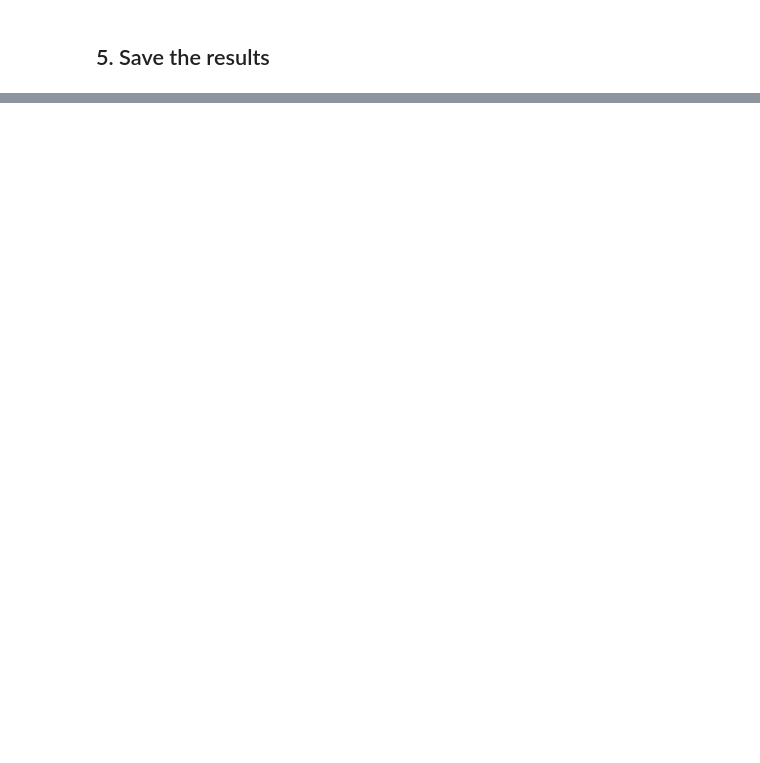
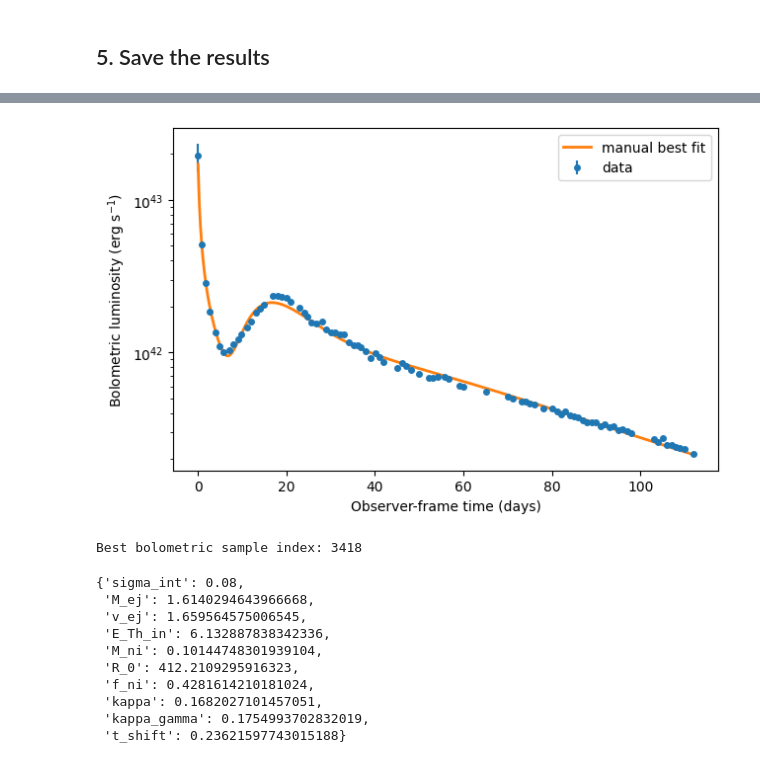
Before and after one commit to lijingyao123/TransFit, a Jupyter notebook: examples/tutorial.ipynb, the cells around one changed output, grey strips where cells are left out. Saved outputs shown, nothing was run; the diff lists cells and outputs as text; code cells hidden in the pictures; blank space fills up the shorter version.

```diff
--- a/examples/tutorial.ipynb
+++ b/examples/tutorial.ipynb
@@ -253,0 +311,42 @@ Loaded multi-band samples: (16000, 6)
+# %%
+loaded_bol, bol_best_params, bol_best_index = best_params_from_saved_result(bol_path)
+bol_model_params, t_shift_bol = model_params_and_t_shift(loaded_bol, bol_best_params)
+
+z_bol = loaded_bol["ctx"]["distance"]["z"]
+t_plot = np.linspace(0.0, float(np.nanmax(bol_data.t_days)), 400)
+
+L_model = tf.predict_bol(
+    model=loaded_bol["model"],
+    params=bol_model_params,
+    z=z_bol,
+    t_days=t_plot + t_shift_bol,
+    t_max_days=max(120.0, float(np.nanmax(t_plot + t_shift_bol)) + 20.0),
+    interp_fill="nan",
+)
+
+fig, ax = plt.subplots(figsize=(6.5, 4.2))
+ax.errorbar(bol_data.t_days, bol_data.y, yerr=bol_data.yerr, fmt="o", ms=4, label="data")
+ax.plot(t_plot, L_model, lw=2.0, label="manual best fit")
+ax.set_yscale("log")
+ax.set_xlabel("Observer-frame time (days)")
+ax.set_ylabel("Bolometric luminosity (erg s$^{-1}$)")
+ax.legend()
+fig.tight_layout()
+display(fig)
+plt.close(fig)
+
+print("Best bolometric sample index:", bol_best_index)
+bol_best_params
+# %% [output]
+[figure, added]
+Best bolometric sample index: 3418
+{'sigma_int': 0.08,
+ 'M_ej': 1.6140294643966668,
+ 'v_ej': 1.659564575006545,
+ 'E_Th_in': 6.132887838342336,
+ 'M_ni': 0.10144748301939104,
+ 'R_0': 412.2109295916323,
+ 'f_ni': 0.4281614210181024,
+ 'kappa': 0.1682027101457051,
+ 'kappa_gamma': 0.1754993702832019,
+ 't_shift': 0.23621597743015188}
```
Also changed, not shown: parts of 10 cells of this notebook, 5 other files.
